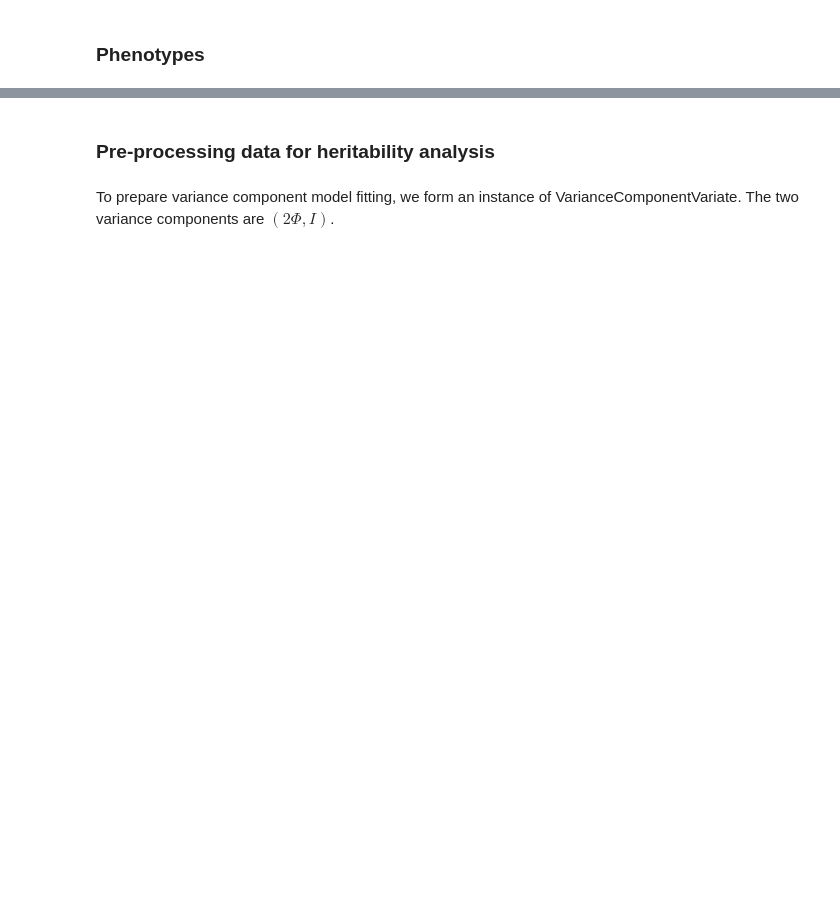
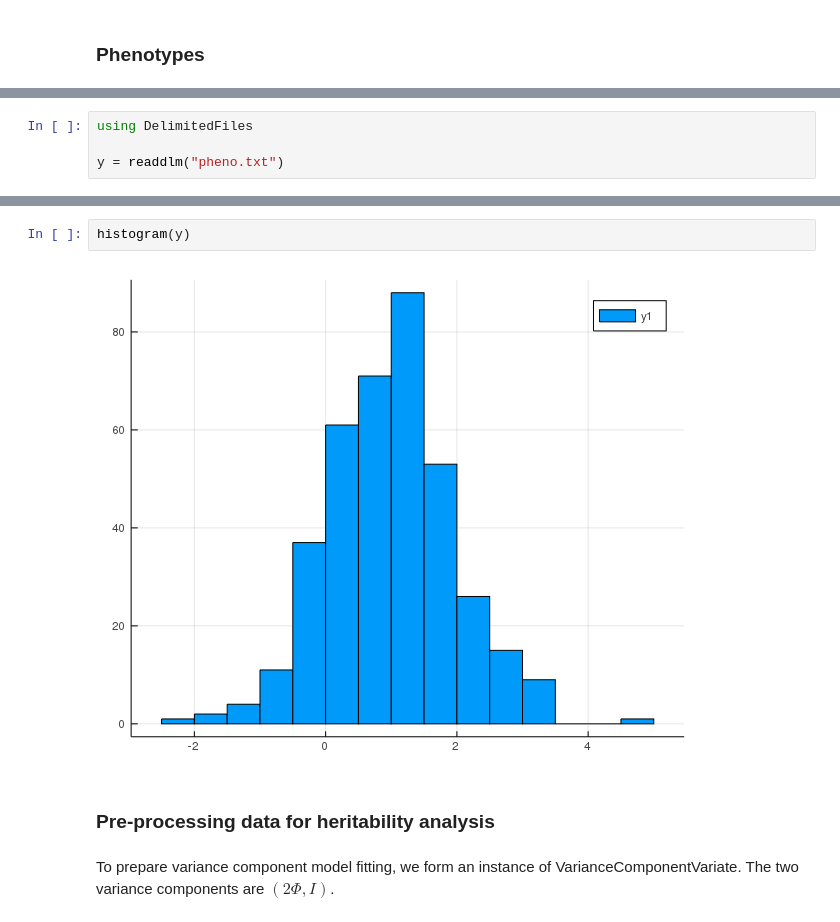
Before and after one commit to OpenMendel/LangeSymposium-ProgrammingWorkshop-20202022, a Jupyter notebook: 03-varcomp/Heritability.ipynb, the cells around one changed output, grey strips where cells are left out. Saved outputs shown, nothing was run; the diff lists cells and outputs as text; blank space fills up the shorter version.

```diff
--- a/03-varcomp/Heritability.ipynb
+++ b/03-varcomp/Heritability.ipynb
@@ -154,0 +218,4 @@ histogram(Y, layout = 13)
+# %%
+using DelimitedFiles
+
+y = readdlm("pheno.txt")
@@ -155,3 +240,7 @@ histogram(Y, layout = 13)
+# %%
+histogram(y)
+# %% [output]
+[figure, added]
 # %% [markdown]
 ### Pre-processing data for heritability analysis
 # %% [markdown]
```
Also changed, not shown: parts of 68 cells of this notebook, 1 other file.
